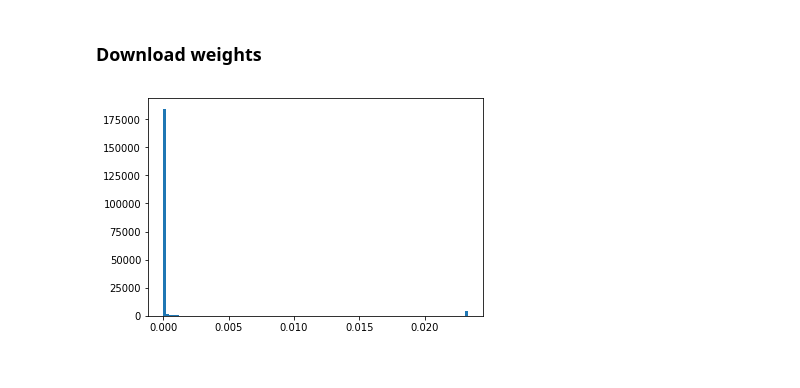
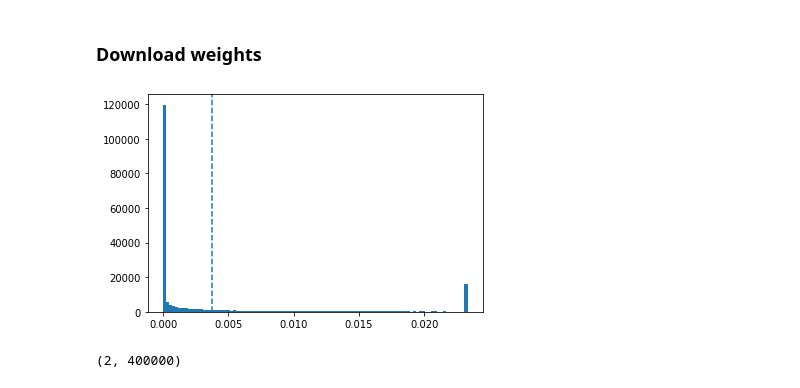
Before and after one commit to neworderofjamie/genn_software_showcase, a Jupyter notebook: third_layer.ipynb, the cells around one changed output. Cells and saved outputs as stored; diff of their text form; code cells hidden in the pictures.

```diff
--- a/third_layer.ipynb
+++ b/third_layer.ipynb
@@ -57,7 +57,7 @@ PN_KC_FAN_IN = 20
 
 KC_MBON_TAU_SYN = 3.0
 KC_MBON_PARAMS = {"tau": 15.0,
-                  "rho": 0.18,
+                  "rho": 0.01,
                   "eta": 0.00002,
                   "wMin": 0.0,
                   "wMax": 0.0233}
@@ -113,7 +113,7 @@ symmetric_stdp = genn_model.create_custom_weight_update_class(
 ### Model definition
 # %%
 # Create model
-model = genn_model.GeNNModel("float", "mnist_mb")
+model = genn_model.GeNNModel("float", "mnist_mb_third_layer")
 model.dT = DT
 model._model.set_seed(1337)
 
@@ -241,6 +242,7 @@ np.save("kc_mbon.npy", kc_mbon_g_view)
 # %%
 fig, axis = plt.subplots()
 axis.hist(kc_mbon_g_view, bins=100)
+axis.axvline(np.average(kc_mbon_g_view), linestyle="--")
 plt.show()
 # %% [output]
-[figure, old version]
+[figure, new version]
@@ -246,0 +253,5 @@ plt.show()
+# %%
+print(np.vstack((pn_kc_pre_ind, pn_kc_post_ind)).shape)
+np.save("pn_kc_inds.npy", np.vstack((pn_kc_pre_ind, pn_kc_post_ind)))
+# %% [output]
+(2, 400000)
```
Also changed, not shown: parts of 4 cells of this notebook, 4 other files.
